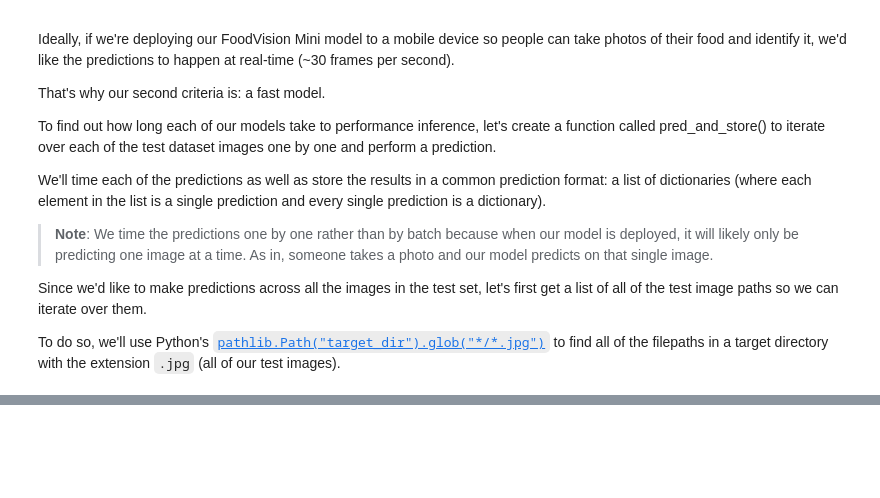
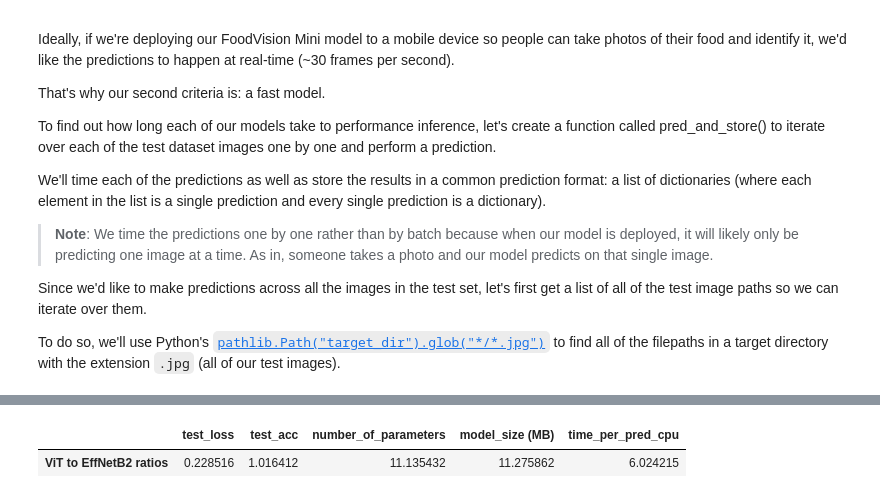
Before and after one commit to yhs2773/PyTorch-for-Deep-Learning-Machine-Learning-Full-Course, a Jupyter notebook: notebooks/09_pytorch_model_deployment.ipynb, the cells around one changed output, grey strips where cells are left out. Saved outputs shown, nothing was run; the diff lists cells and outputs as text; code cells hidden in the pictures; blank space fills up the shorter version.

```diff
--- a/notebooks/09_pytorch_model_deployment.ipynb
+++ b/notebooks/09_pytorch_model_deployment.ipynb
@@ -931,0 +1269,7 @@ test_data_paths[:5]
+# %%
+# Compare ViT to EffNetB2 across difference characteristics
+pd.DataFrame(data=(df.set_index("model").loc["ViT"] / df.set_index("model").loc["EffnetB2"]), # divide ViT stats by EffNetB2 stats
+             columns=["ViT to EffNetB2 ratios"]).T
+# %% [output]
+|  | test_loss | test_acc | number_of_parameters | model_size (MB) | time_per_pred_cpu |
+| ViT to EffNetB2 ratios | 0.228516 | 1.016412 | 11.135432 | 11.275862 | 6.024215 |
```
Also changed, not shown: parts of 40 cells of this notebook.
